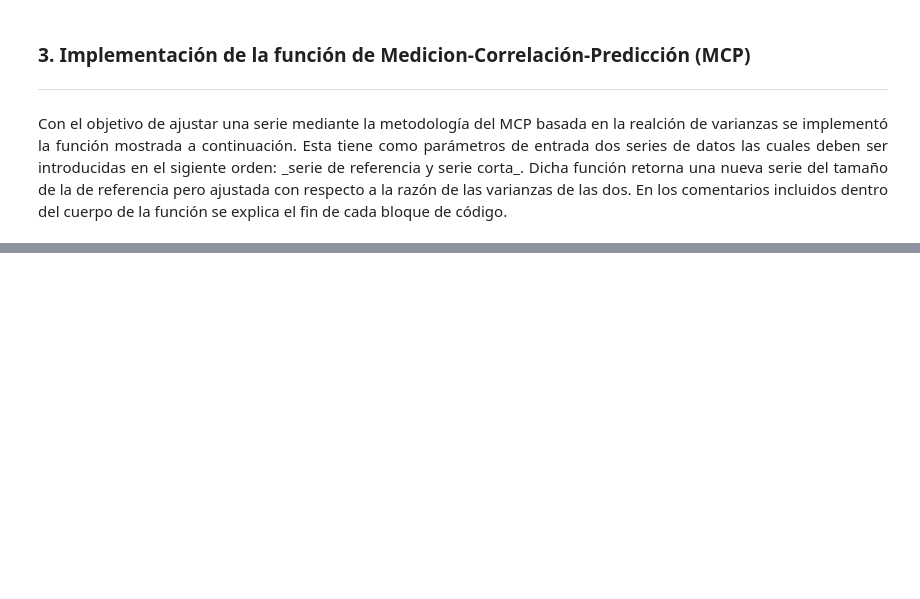
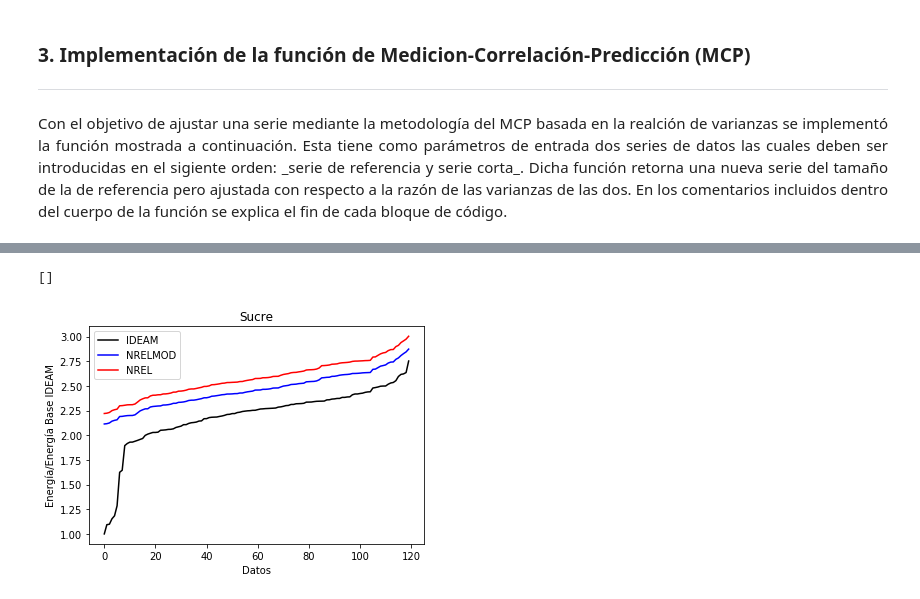
Before and after one commit to AlejandroAlayonS/Herramientas-Computacionales-IMEC3602, a Jupyter notebook: Taller 1/Taller 1.ipynb, the cells around one changed output, grey strips where cells are left out. Saved outputs shown, nothing was run; the diff lists cells and outputs as text; code cells hidden in the pictures; blank space fills up the shorter version.

```diff
--- a/Taller 1/Taller 1.ipynb
+++ b/Taller 1/Taller 1.ipynb
@@ -199,0 +329,5 @@ def KSI(data1,column1,data2,column2):
+# %%
+graphED(IDEAM_CZU,NRELMOD_CZU_12MO,NREL_CZU,'Sucre')
+# %% [output]
+[]
+[figure, added]
```
Also changed, not shown: parts of 46 cells of this notebook, 16 other files.
